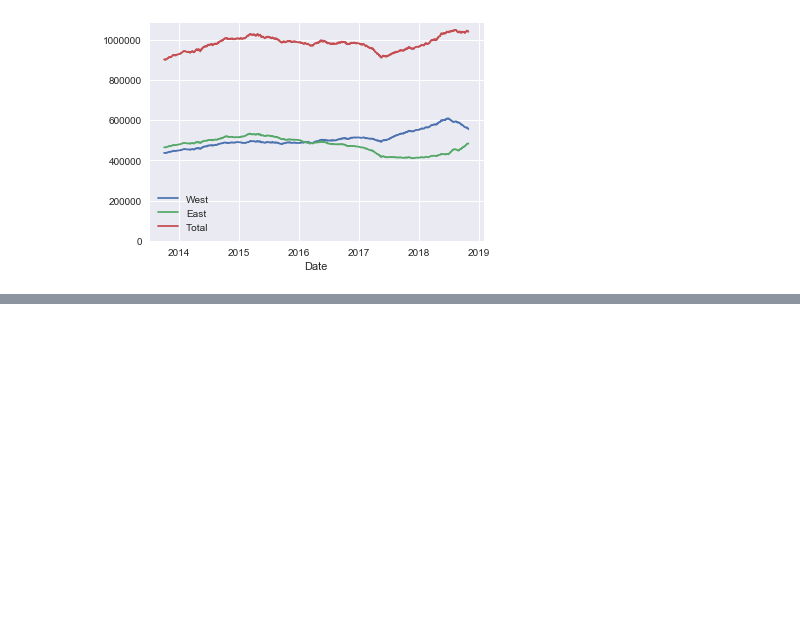
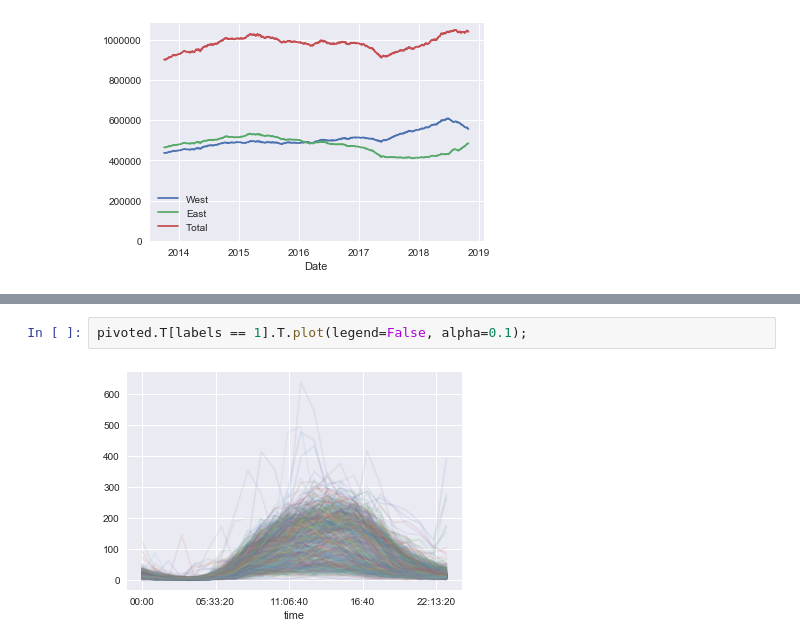
Before and after one commit to yinking/7390JupyterWorkflow, a Jupyter notebook: Reproducible.ipynb, the cells around one changed output, grey strips where cells are left out. Drawn from its saved outputs; the diff is of its cells as text; blank space fills up the shorter version.

```diff
--- a/Reproducible.ipynb
+++ b/Reproducible.ipynb
@@ -58,0 +123,4 @@ get_fremont_data?
+# %%
+pivoted.T[labels == 1].T.plot(legend=False, alpha=0.1);
+# %% [output]
+[figure, added]
```
Also changed, not shown: parts of 20 cells of this notebook.
